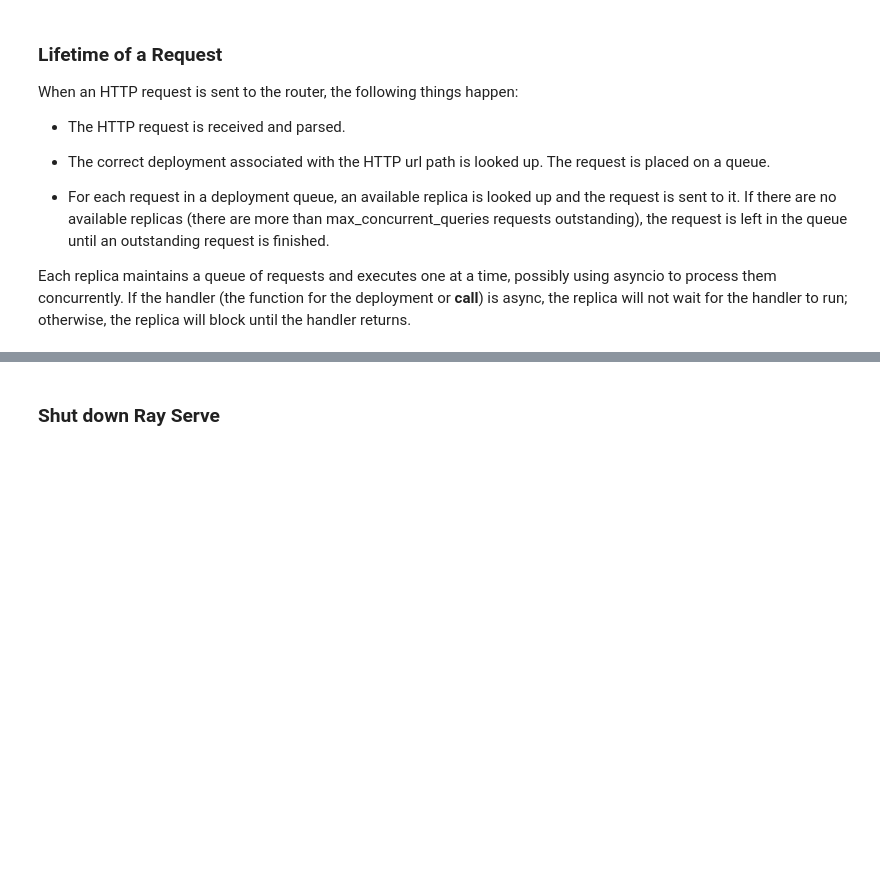
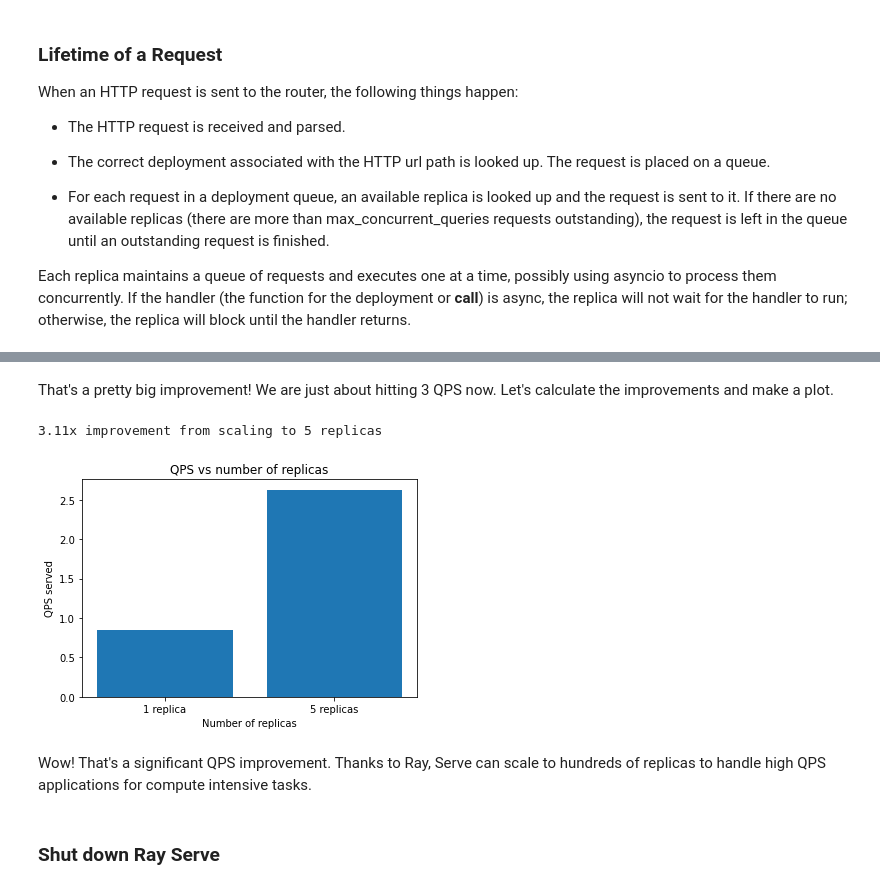
Before and after one commit to anyscale/ray-summit-2022-training, a Jupyter notebook: ray-serve/ex_01_model_serving_challenges.ipynb, the cells around one changed output, grey strips where cells are left out. Cells and saved outputs as stored; diff of their text form; code cells hidden in the pictures; blank space fills up the shorter version.

```diff
--- a/ray-serve/ex_01_model_serving_challenges.ipynb
+++ b/ray-serve/ex_01_model_serving_challenges.ipynb
@@ -237,0 +318,5 @@ prediction  : {"prediction": 1.07045986879704}
+# %%
+from helper import load_test
+
+# Run 10 queries in parallel and calculate QPS for 1 replica
+qps_1 = await load_test('/Fibonacci', 10)
@@ -237,0 +331,8 @@ prediction  : {"prediction": 1.07045986879704}
+# %%
+# Scale up
+num_replicas = 5
+lazy_handle = Fibonacci.options(num_replicas=num_replicas).bind(name="BiggerFasterFibonacci")
+serve.run(lazy_handle)
+
+# Rerun the load test
+qps_5 = await load_test('/Fibonacci', 20)
@@ -238,3 +375,22 @@ prediction  : {"prediction": 1.07045986879704}
+# %% [markdown]
+That's a pretty big improvement! We are just about hitting 3 QPS now. Let's calculate the improvements and make a plot.
+# %%
+improvement = round(qps_5 / qps_1, 2)
+print(f"{improvement}x improvement from scaling to {num_replicas} replicas")
+
+# Plot the improvement using matplotlib
+import matplotlib.pyplot as plt
+plt.clf()
+plt.bar(["1 replica", f"{num_replicas} replicas"], [qps_1, qps_5])
+plt.xlabel("Number of replicas")
+plt.ylabel("QPS served")
+plt.title("QPS vs number of replicas")
+plt.show()
+# %% [output]
+3.11x improvement from scaling to 5 replicas
+[figure, added]
+# %% [markdown]
+Wow! That's a significant QPS improvement. Thanks to Ray, Serve can scale to hundreds of replicas to handle high QPS applications for compute intensive tasks.
 # %% [markdown]
 ### Shut down Ray Serve
 # %%
```
Also changed, not shown: parts of 78 cells of this notebook.
